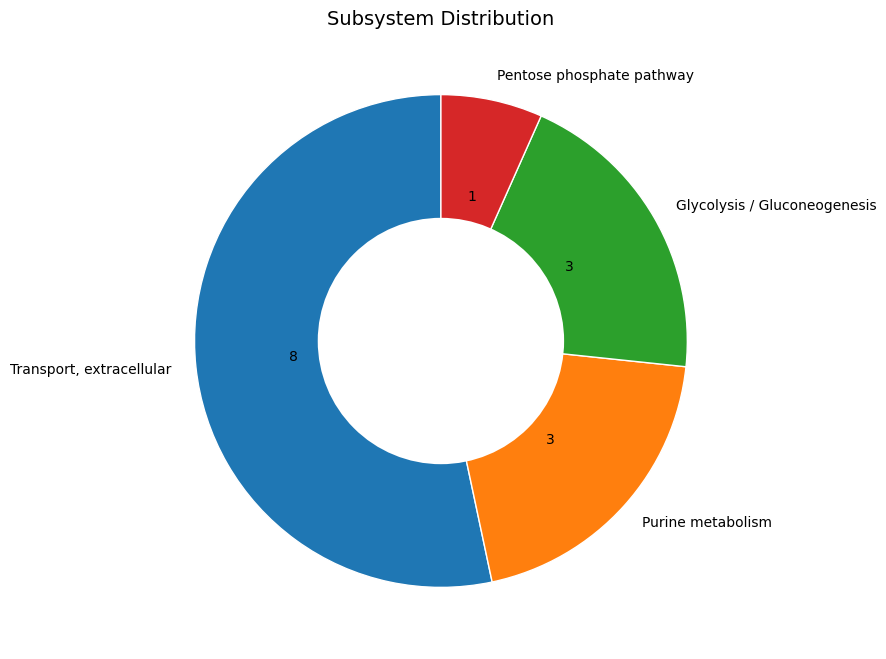
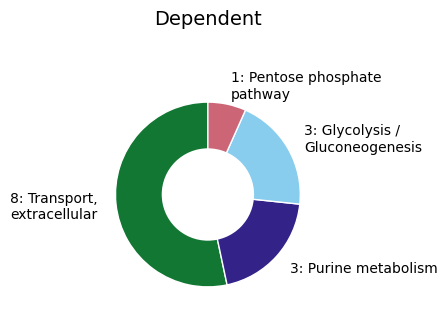
The change to this notebook cell's code, shown as a diff; its figure went from the first image to the second:
--- before
+++ after
@@ -1 +1,3 @@
-make_subsystem_breakdown_by_abundance_dependence(df_flux_abundance_correlation, "Dependent")
+make_subsystem_breakdown_by_abundance_dependence(
+    df_flux_abundance_correlation, abundance_dependence="Dependent", figsize=(3, 3)
+)

Commit: Set distance between donut and its title.